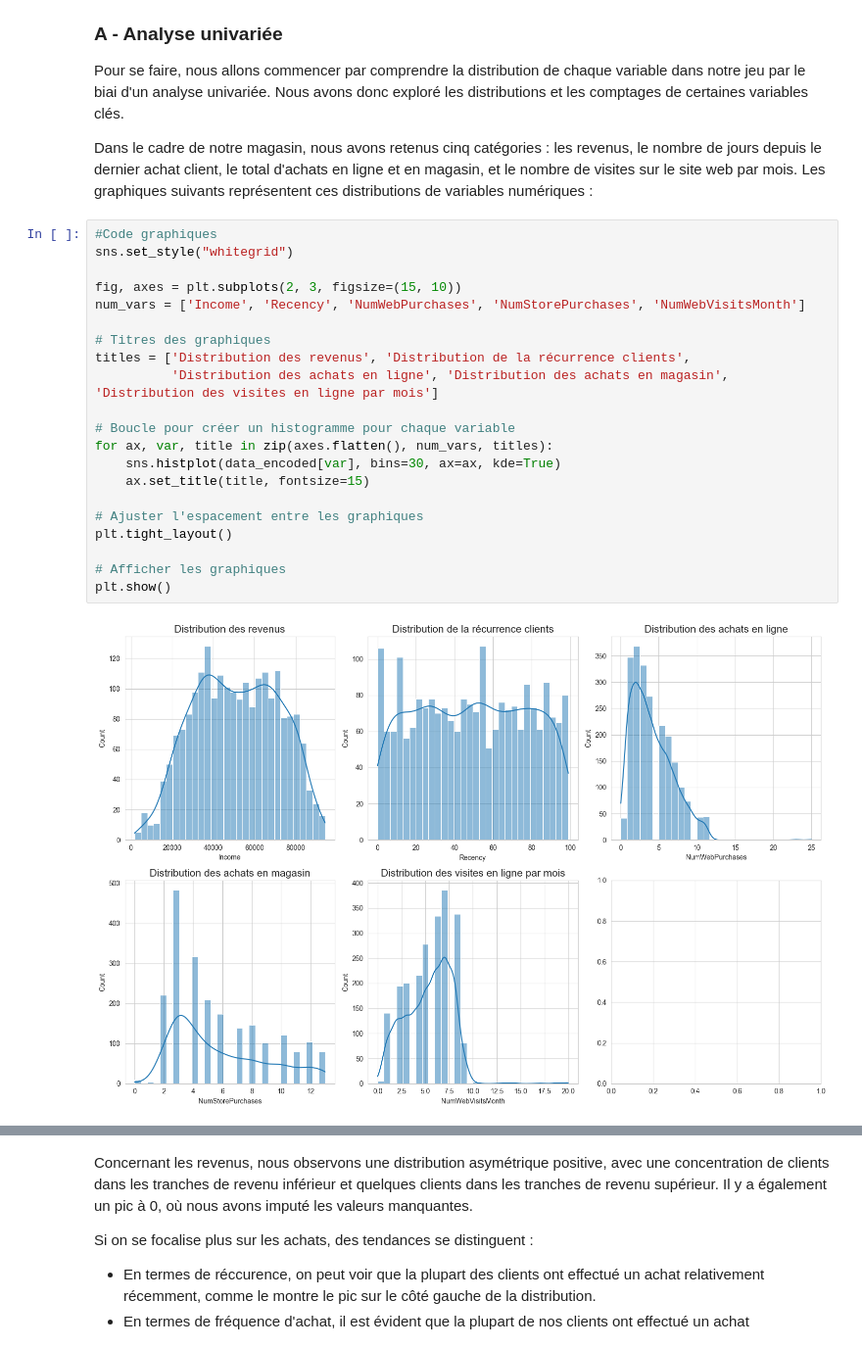
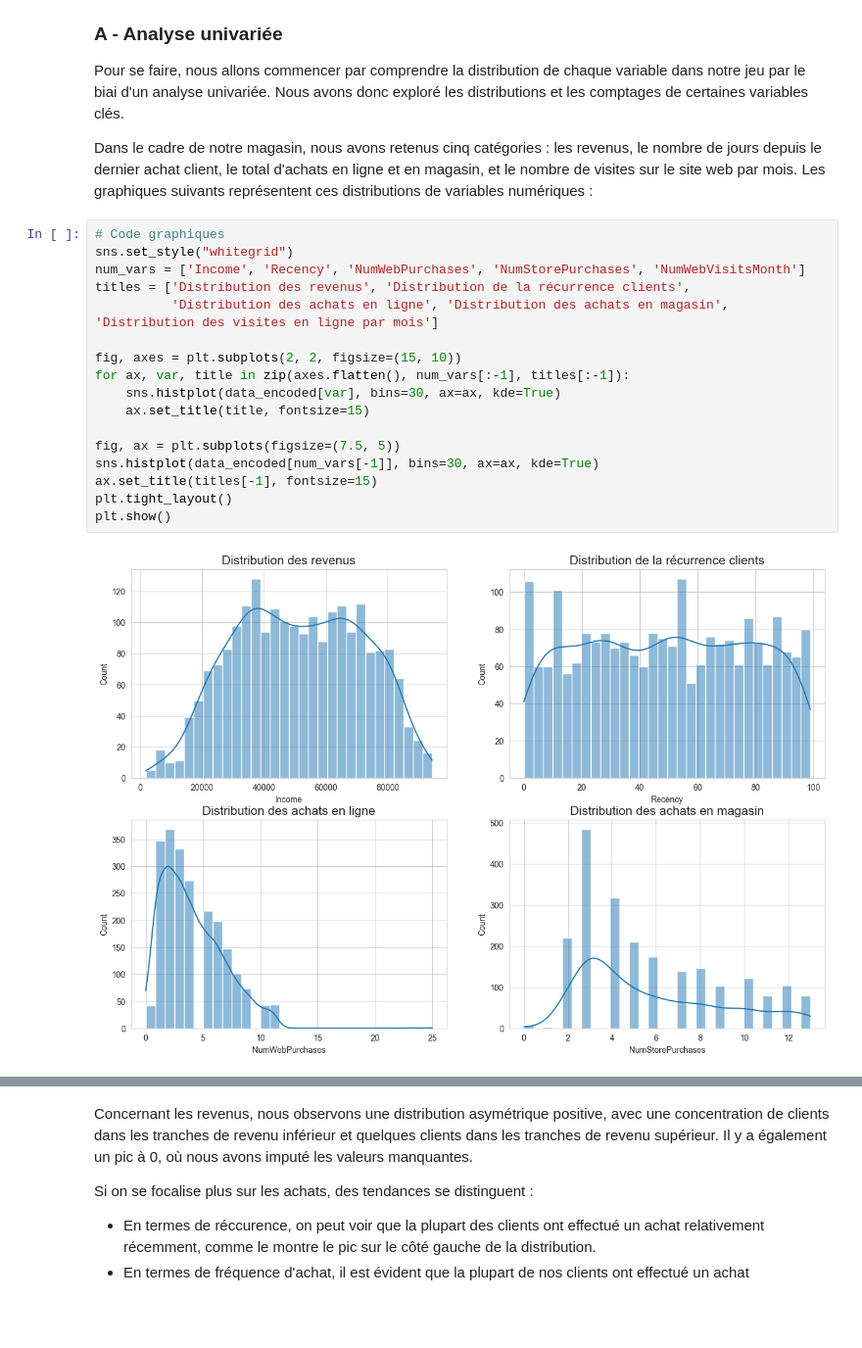
Before and after one commit to MattisFernandez/Rush05, a Jupyter notebook: Notebook.ipynb, the cells around one changed output, grey strips where cells are left out. Shown at 98% size. Saved outputs shown, nothing was run; the diff lists cells and outputs as text; blank space fills up the shorter version.

```diff
--- a/Notebook.ipynb
+++ b/Notebook.ipynb
@@ -155,25 +157,21 @@ Pour se faire, nous allons commencer par comprendre la distribution de chaque va
 
 Dans le cadre de notre magasin, nous avons retenus cinq catégories : les revenus, le nombre de jours depuis le dernier achat client, le total d'achats en ligne et en magasin, et le nombre de visites sur le site web par mois. Les graphiques suivants représentent ces distributions de variables numériques :
 # %%
-#Code graphiques
+# Code graphiques
 sns.set_style("whitegrid")
-
-fig, axes = plt.subplots(2, 3, figsize=(15, 10))
 num_vars = ['Income', 'Recency', 'NumWebPurchases', 'NumStorePurchases', 'NumWebVisitsMonth']
-
-# Titres des graphiques
 titles = ['Distribution des revenus', 'Distribution de la récurrence clients',
           'Distribution des achats en ligne', 'Distribution des achats en magasin', 'Distribution des visites en ligne par mois']
 
-# Boucle pour créer un histogramme pour chaque variable
-for ax, var, title in zip(axes.flatten(), num_vars, titles):
+fig, axes = plt.subplots(2, 2, figsize=(15, 10))
+for ax, var, title in zip(axes.flatten(), num_vars[:-1], titles[:-1]):
     sns.histplot(data_encoded[var], bins=30, ax=ax, kde=True)
     ax.set_title(title, fontsize=15)
 
-# Ajuster l'espacement entre les graphiques
+fig, ax = plt.subplots(figsize=(7.5, 5))
+sns.histplot(data_encoded[num_vars[-1]], bins=30, ax=ax, kde=True)
+ax.set_title(titles[-1], fontsize=15)
 plt.tight_layout()
-
-# Afficher les graphiques
 plt.show()
 # %% [output]
-[figure, old version]
+[figure, new version]
```
Also changed, not shown: parts of 16 cells of this notebook.
